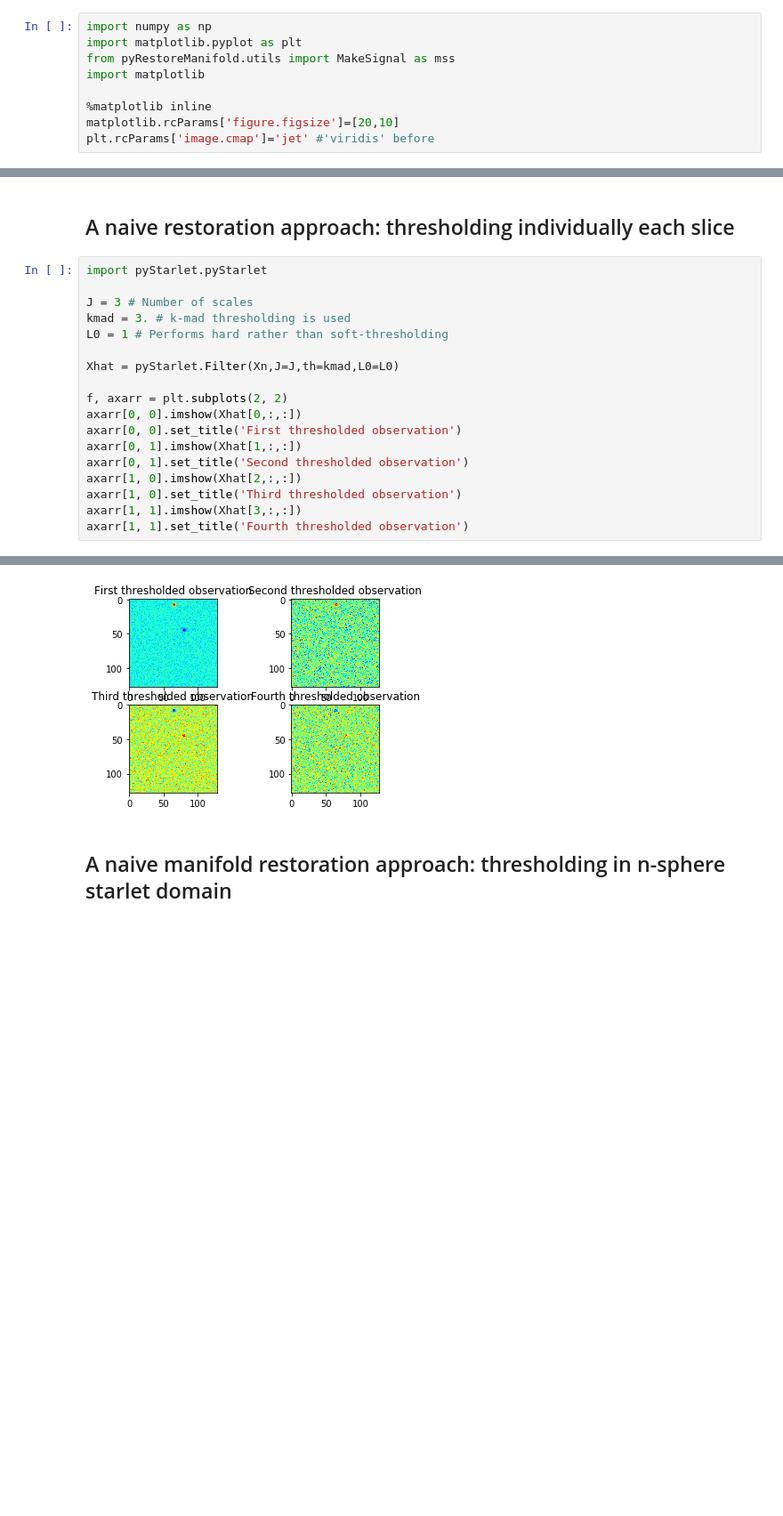
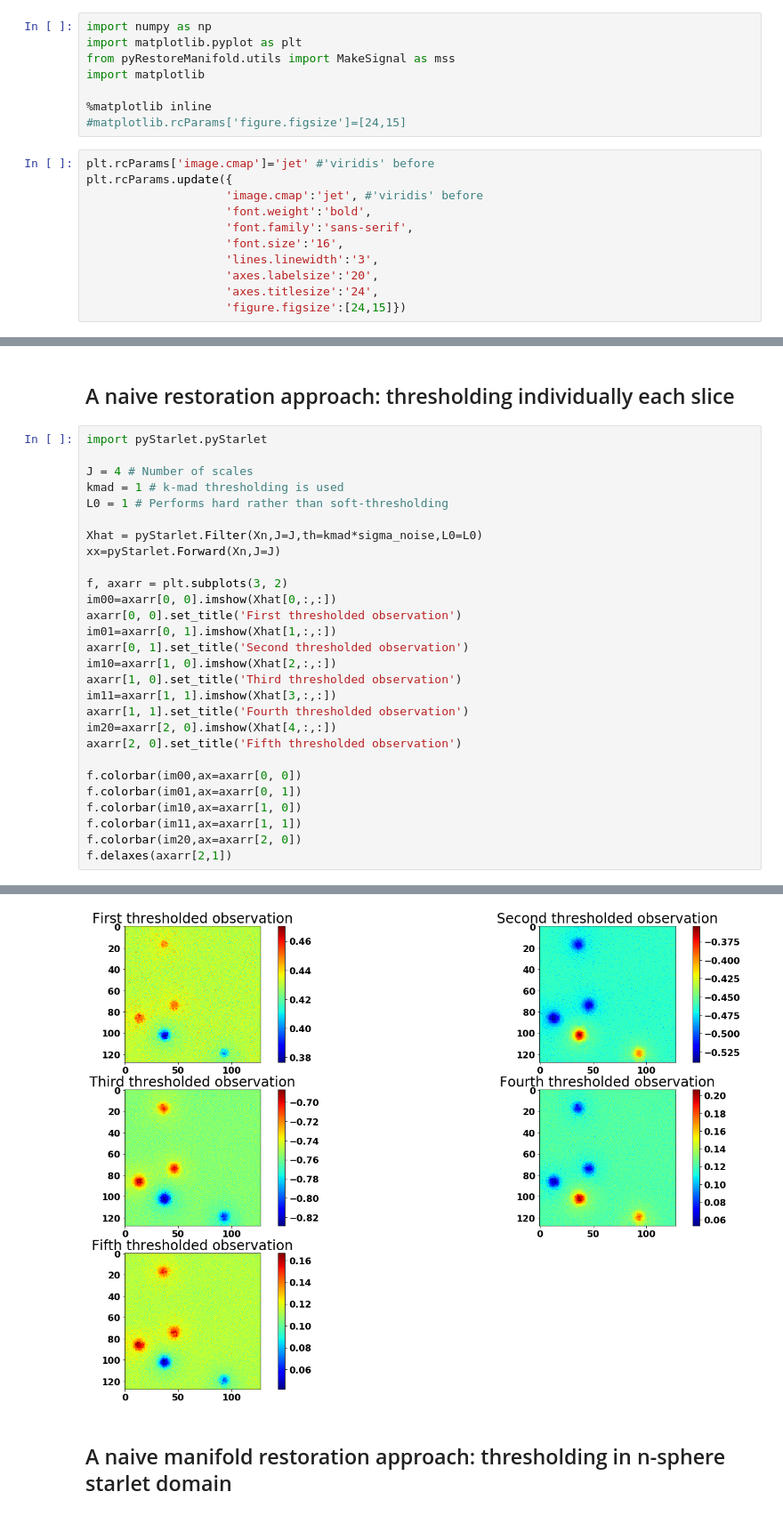
Before and after one commit to dedale-fet/Inverse-Problems-Toolbox, a Jupyter notebook: scripts/Denoising_Sn.ipynb, the cells around one changed output, grey strips where cells are left out. Shown at 89% size. Saved outputs shown, nothing was run; the diff lists cells and outputs as text; blank space fills up the shorter version.

```diff
--- a/scripts/Denoising_Sn.ipynb
+++ b/scripts/Denoising_Sn.ipynb
@@ -11,6 +11,16 @@ from pyRestoreManifold.utils import MakeSignal as mss
 import matplotlib
 
 %matplotlib inline
-matplotlib.rcParams['figure.figsize']=[20,10]
-plt.rcParams['image.cmap']='jet' #'viridis' before
+#matplotlib.rcParams['figure.figsize']=[24,15]
+# %%
+plt.rcParams['image.cmap']='jet' #'viridis' before
+plt.rcParams.update({
+                    'image.cmap':'jet', #'viridis' before
+                    'font.weight':'bold',
+                    'font.family':'sans-serif',
+                    'font.size':'16',
+                    'lines.linewidth':'3',
+                    'axes.labelsize':'20',
+                    'axes.titlesize':'24',
+                    'figure.figsize':[24,15]})
 # %% [markdown]
@@ -41,19 +60,29 @@ Text(0.5,1,u'Fourth observation')
 # %%
 import pyStarlet.pyStarlet
 
-J = 3 # Number of scales
-kmad = 3. # k-mad thresholding is used
+J = 4 # Number of scales
+kmad = 1 # k-mad thresholding is used
 L0 = 1 # Performs hard rather than soft-thresholding
 
-Xhat = pyStarlet.Filter(Xn,J=J,th=kmad,L0=L0)
+Xhat = pyStarlet.Filter(Xn,J=J,th=kmad*sigma_noise,L0=L0)
+xx=pyStarlet.Forward(Xn,J=J)
 
-f, axarr = plt.subplots(2, 2)
-axarr[0, 0].imshow(Xhat[0,:,:])
+f, axarr = plt.subplots(3, 2)
+im00=axarr[0, 0].imshow(Xhat[0,:,:])
 axarr[0, 0].set_title('First thresholded observation')
-axarr[0, 1].imshow(Xhat[1,:,:])
+im01=axarr[0, 1].imshow(Xhat[1,:,:])
 axarr[0, 1].set_title('Second thresholded observation')
-axarr[1, 0].imshow(Xhat[2,:,:])
+im10=axarr[1, 0].imshow(Xhat[2,:,:])
 axarr[1, 0].set_title('Third thresholded observation')
-axarr[1, 1].imshow(Xhat[3,:,:])
+im11=axarr[1, 1].imshow(Xhat[3,:,:])
 axarr[1, 1].set_title('Fourth thresholded observation')
+im20=axarr[2, 0].imshow(Xhat[4,:,:])
+axarr[2, 0].set_title('Fifth thresholded observation')
+
+f.colorbar(im00,ax=axarr[0, 0])
+f.colorbar(im01,ax=axarr[0, 1])
+f.colorbar(im10,ax=axarr[1, 0])
+f.colorbar(im11,ax=axarr[1, 1])
+f.colorbar(im20,ax=axarr[2, 0])
+f.delaxes(axarr[2,1])
 # %% [output]
@@ -61,4 +89,4 @@ Text(0.5,1,u'Fourth thresholded observation')
-[figure, old version]
+[figure, new version]
 # %% [markdown]
 ## A naive manifold restoration approach: thresholding in n-sphere starlet domain
 # %%
```
Also changed, not shown: parts of 7 cells of this notebook, 9 other files.
